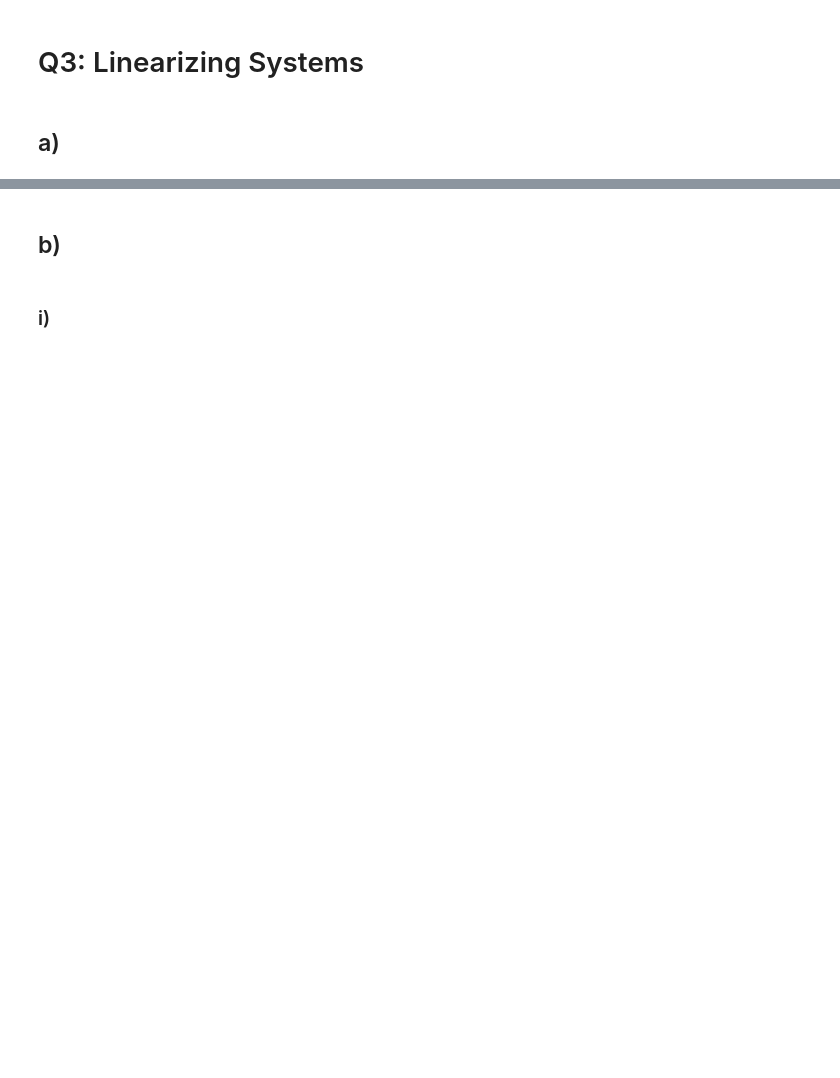
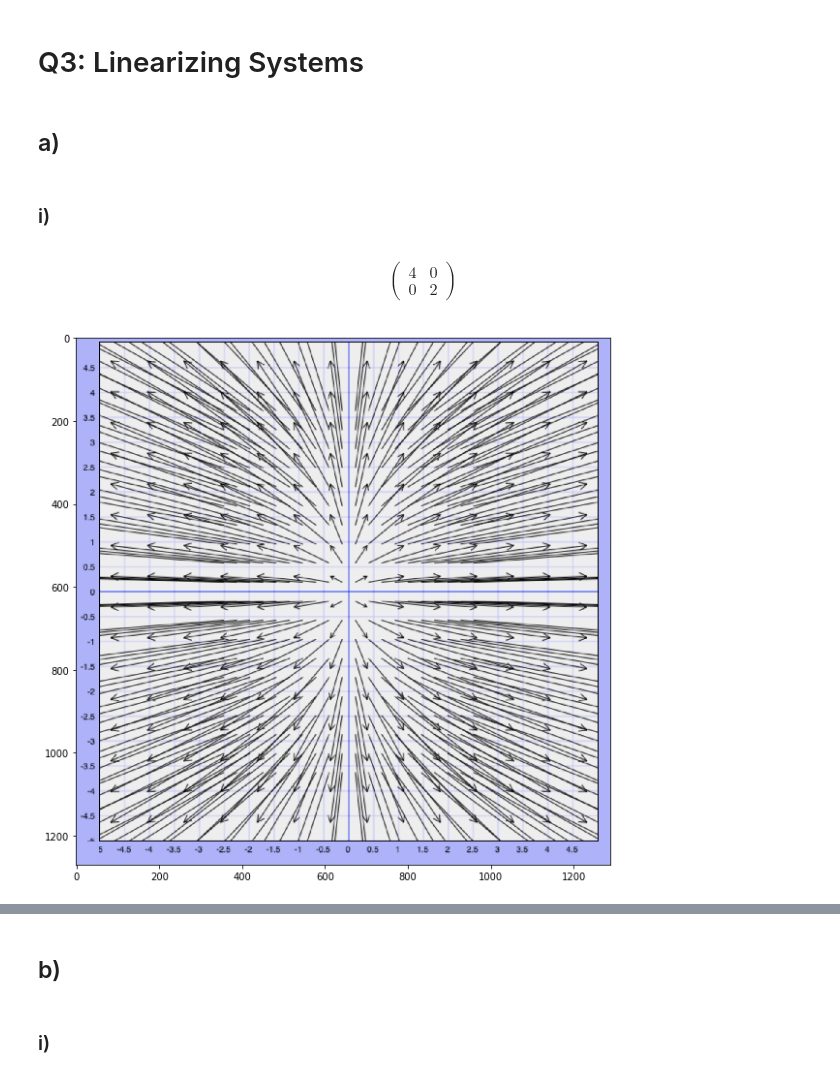
Before and after one commit to michlee1337/DataScience, a Jupyter notebook: Math/A3.ipynb, the cells around one changed output, grey strips where cells are left out. Cells and saved outputs as stored; diff of their text form; code cells hidden in the pictures; blank space fills up the shorter version.

```diff
--- a/Math/A3.ipynb
+++ b/Math/A3.ipynb
@@ -138,3 +315,19 @@ $$\int_0^l u(x) dx = \sum_{k=1}^N \frac{2u(0) - x_{k} - x_{k-1} + \int_{0}^{x_{k
 # Q3: Linearizing Systems
 # %% [markdown]
 ## a)
+# %% [markdown]
+### i)
+# %% [markdown]
+$$\left(\begin{array}{cc}
+4 & 0\\
+0 & 2
+\end{array}\right)$$
+# %%
+import matplotlib.image as mpimg
+
+plt.figure(figsize=(10,10))
+img=mpimg.imread('pg1.png')
+imgplot = plt.imshow(img)
+plt.show()
+# %% [output]
+[figure, added]
```
Also changed, not shown: parts of 40 cells of this notebook, 25 other files.
